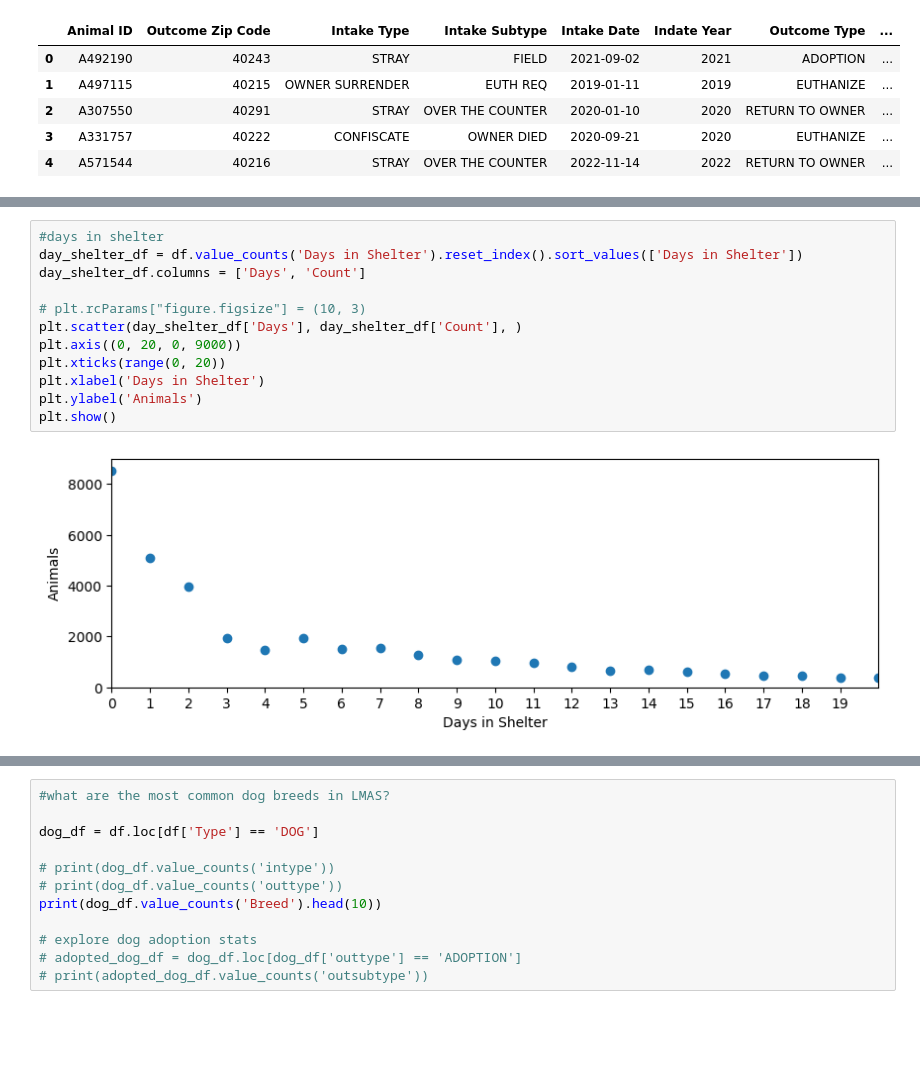
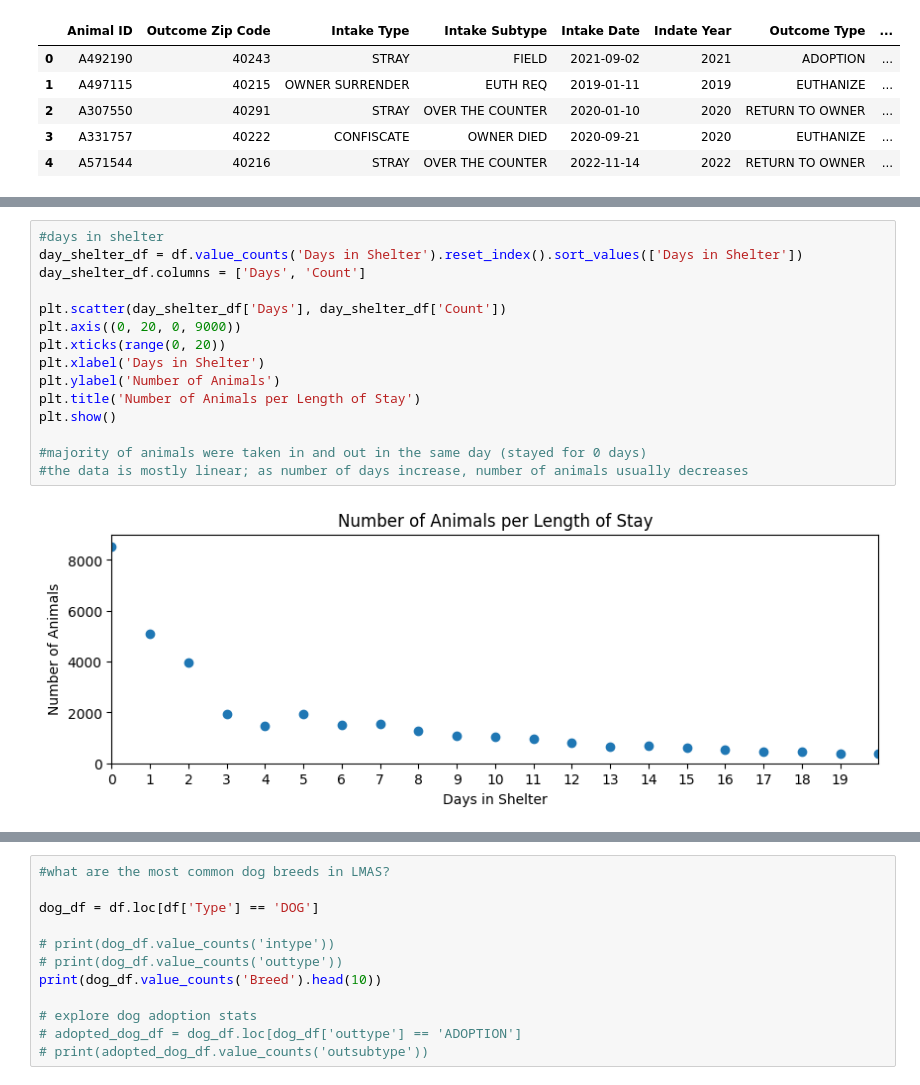
Before and after one commit to jmpurvis0/Capstone-Project, a Jupyter notebook: Animal Data.ipynb, the cells around one changed output, grey strips where cells are left out. Drawn from its saved outputs; the diff is of its cells as text; blank space fills up the shorter version.

```diff
--- a/Animal Data.ipynb
+++ b/Animal Data.ipynb
@@ -270,14 +266,17 @@ plt.show()
 # %%
 #days in shelter
 day_shelter_df = df.value_counts('Days in Shelter').reset_index().sort_values(['Days in Shelter'])
 day_shelter_df.columns = ['Days', 'Count']
 
-# plt.rcParams["figure.figsize"] = (10, 3)
-plt.scatter(day_shelter_df['Days'], day_shelter_df['Count'], )
+plt.scatter(day_shelter_df['Days'], day_shelter_df['Count'])
 plt.axis((0, 20, 0, 9000))
 plt.xticks(range(0, 20))
 plt.xlabel('Days in Shelter')
-plt.ylabel('Animals')
+plt.ylabel('Number of Animals')
+plt.title('Number of Animals per Length of Stay')
 plt.show()
+
+#majority of animals were taken in and out in the same day (stayed for 0 days)
+#the data is mostly linear; as number of days increase, number of animals usually decreases
 # %% [output]
-[figure, old version]
+[figure, new version]
```
Also changed, not shown: parts of 5 cells of this notebook.
